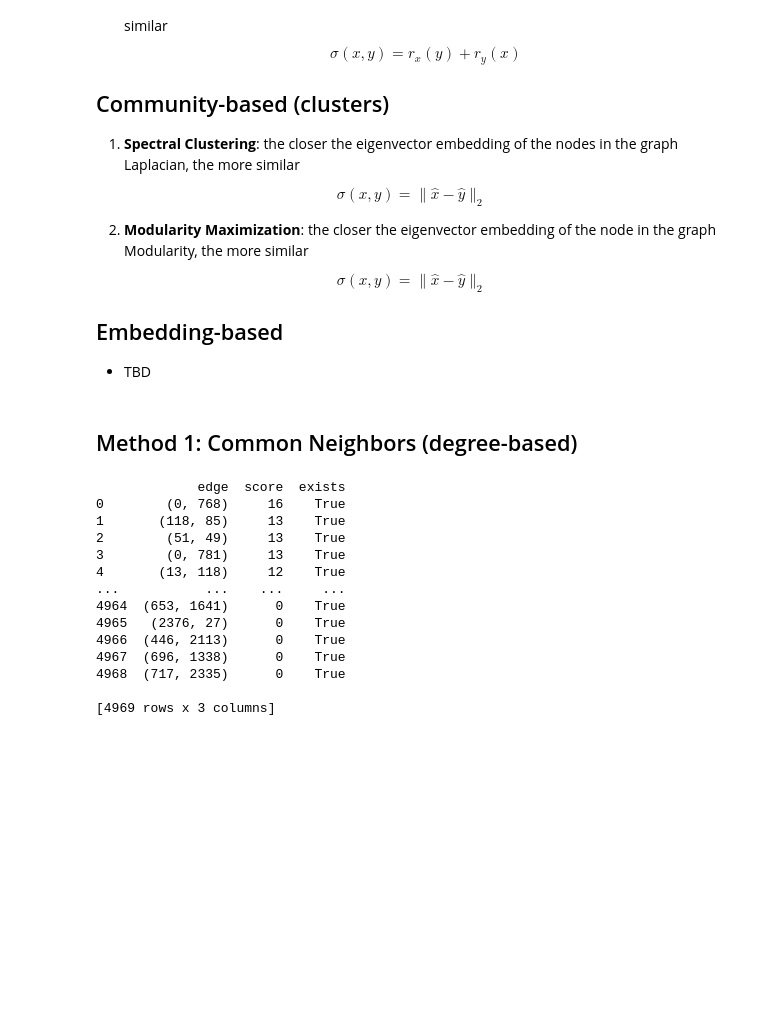
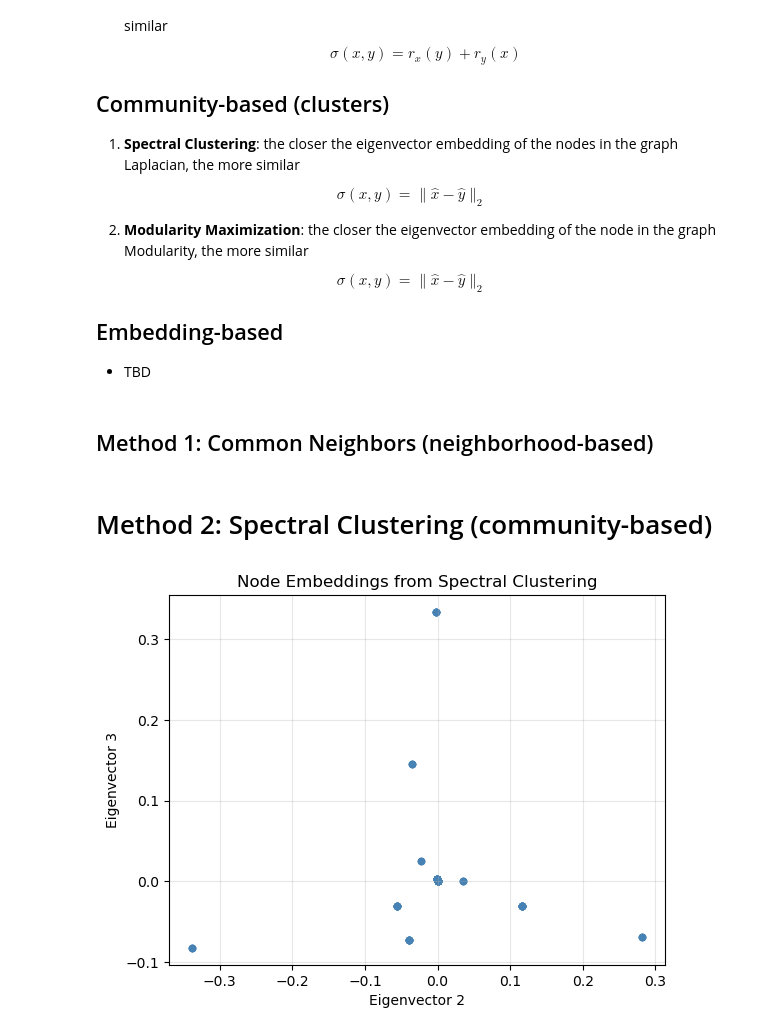
Before and after one commit to BalducciFrancesco/INFS7450-Social-Media-Analytics, a Jupyter notebook: p2_link_prediction/project.ipynb, the cells around one changed output. Drawn from its saved outputs; the diff is of its cells as text; code cells hidden in the pictures; blank space fills up the shorter version.

Commit message:
added two methods and evaluation

```diff
--- a/p2_link_prediction/project.ipynb
+++ b/p2_link_prediction/project.ipynb
@@ -169,31 +185,27 @@ $$
 ## Embedding-based
 - TBD
 # %% [markdown]
-## Method 1: Common Neighbors (degree-based)
+## Method 1: Common Neighbors (neighborhood-based)
 # %%
-as_scores = lambda edges_scores_dict: pd.DataFrame({
-    "edge": list(edges_scores_dict.keys()),
-    "score": list(edges_scores_dict.values()),
-    "exists": [edge_exists(u, v) for u, v in edges_scores_dict.keys()]
-}).sort_values(by="score", ascending=False).reset_index(drop=True)
-
-common_neighs = {}
-for u, v in edges_positive:
-    common_neighs[(u, v)] = len(list(nx.common_neighbors(graph, u, v)))
-scores = as_scores(common_neighs)
-print(scores)
+scores = np.zeros(len(X_val))
+for i, candidate in enumerate(X_val):  # both positive and negative edges
+    u, v = candidate
+    if g_train.has_node(u) and g_train.has_node(v):
+        scores[i] = len(list(nx.common_neighbors(g_train, u, v))) # in the graph with only positive edges
-# %% [output]
-             edge  score  exists
-0        (0, 768)     16    True
-1       (118, 85)     13    True
-2        (51, 49)     13    True
-3        (0, 781)     13    True
-4       (13, 118)     12    True
-...           ...    ...     ...
-4964  (653, 1641)      0    True
-4965   (2376, 27)      0    True
-4966  (446, 2113)      0    True
-4967  (696, 1338)      0    True
-4968  (717, 2335)      0    True
-
-[4969 rows x 3 columns]
+# %% [markdown]
+# Method 2: Spectral Clustering (community-based)
+# %%
+from scipy.sparse.linalg import eigsh
+
+K = 10
+
+L = nx.laplacian_matrix(g_train)
+vals, vecs = eigsh(L, k=K+1, which="SM")  # smallest K+1 smallest eigenvalues and their eigenvectors
+M = vecs[:, 1:]  # skipping trivial first eigenvector
+
+# lookup required: M rows are ordered like g_train.nodes() so not in node ID order
+node_to_row = {node: i for i, node in enumerate(g_train.nodes())}
+def embed_candidate(candidates: list[tuple[int, int]]) -> tuple[np.ndarray, np.ndarray]:
+    if candidate[0] not in node_to_row or candidate[1] not in node_to_row:
+        raise ValueError("One or more nodes in candidates are not in the training graph.")
+    return M[node_to_row[candidates[0]]], M[node_to_row[candidates[1]]]
@@ -200,3 +222,13 @@ print(scores)
+# %%
+plt.figure()
+plt.scatter(M[:, 0], M[:, 1], s=20, color="steelblue")
+plt.title("Node Embeddings from Spectral Clustering")
+plt.xlabel("Eigenvector 2")
+plt.ylabel("Eigenvector 3")
+plt.grid(True, alpha=0.3)
+plt.show()
+# %% [output]
+[figure, added]
 # %% [markdown]
 # Evaluation
 
```
Also changed, not shown: parts of 10 cells of this notebook, 1 other file.
